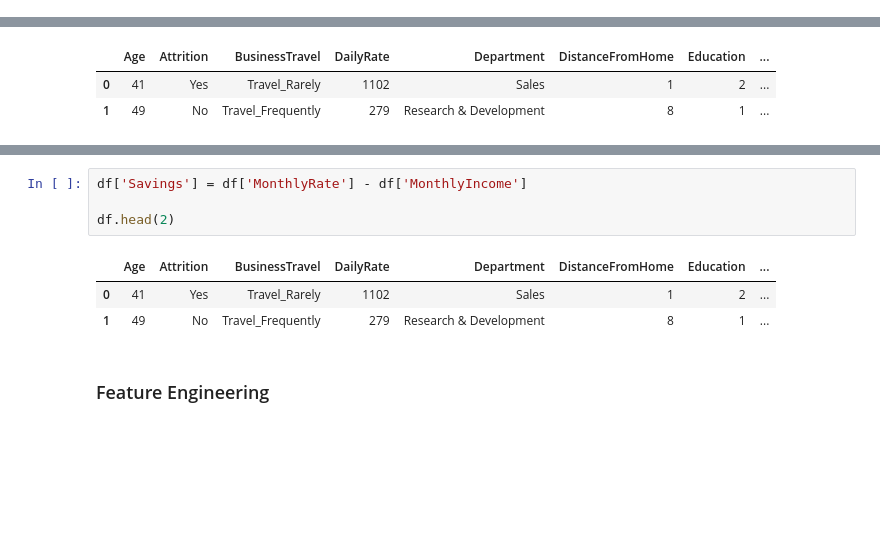
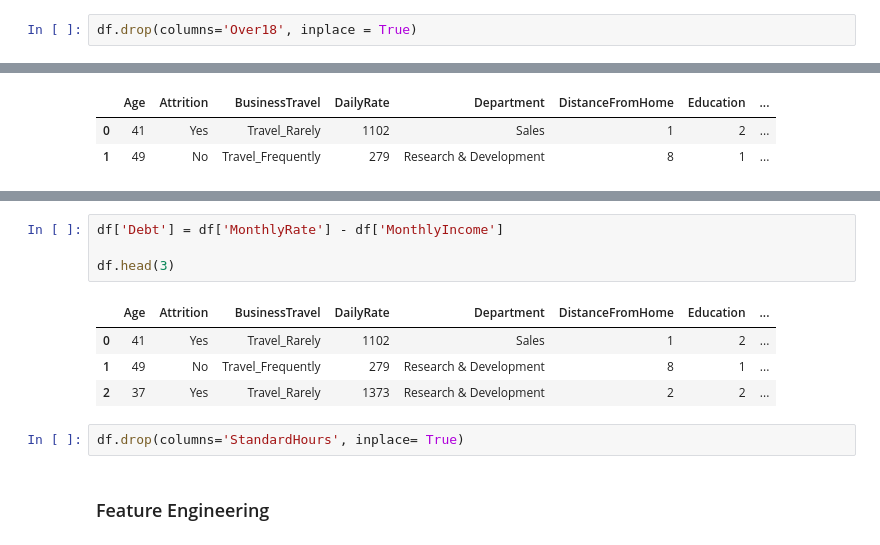
Before and after one commit to CreativeTob/InsightHQ, a Jupyter notebook: main.ipynb, the cells around one changed output, grey strips where cells are left out. Drawn from its saved outputs; the diff is of its cells as text; blank space fills up the shorter version.

```diff
--- a/main.ipynb
+++ b/main.ipynb
@@ -78,6 +84,8 @@ df.head(2)
 | 1 | 49 | No | Travel_Frequently | 279 | Research & Development | 8 | 1 | ... |
 # %%
 df.drop(columns = ['EmployeeCount','EmployeeNumber'], inplace = True)
+# %%
+df.drop(columns='Over18', inplace = True)
 # %%
 df.head()
 
@@ -116,11 +144,14 @@ df.head(2)
 # %%
-df['Savings'] = df['MonthlyRate'] - df['MonthlyIncome']
+df['Debt'] = df['MonthlyRate'] - df['MonthlyIncome']
 
-df.head(2)
+df.head(3)
 # %% [output]
 |  | Age | Attrition | BusinessTravel | DailyRate | Department | DistanceFromHome | Education | ... |
 | 0 | 41 | Yes | Travel_Rarely | 1102 | Sales | 1 | 2 | ... |
 | 1 | 49 | No | Travel_Frequently | 279 | Research & Development | 8 | 1 | ... |
+| 2 | 37 | Yes | Travel_Rarely | 1373 | Research & Development | 2 | 2 | ... |
+# %%
+df.drop(columns='StandardHours', inplace= True)
 # %% [markdown]
 ### Feature Engineering
 # %%
```
Also changed, not shown: parts of 17 cells of this notebook.
